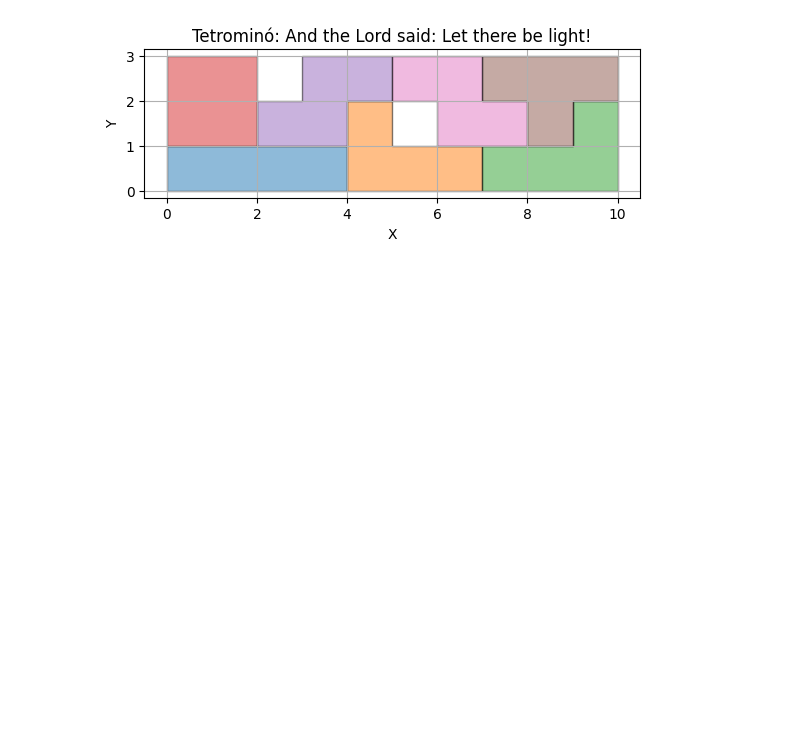
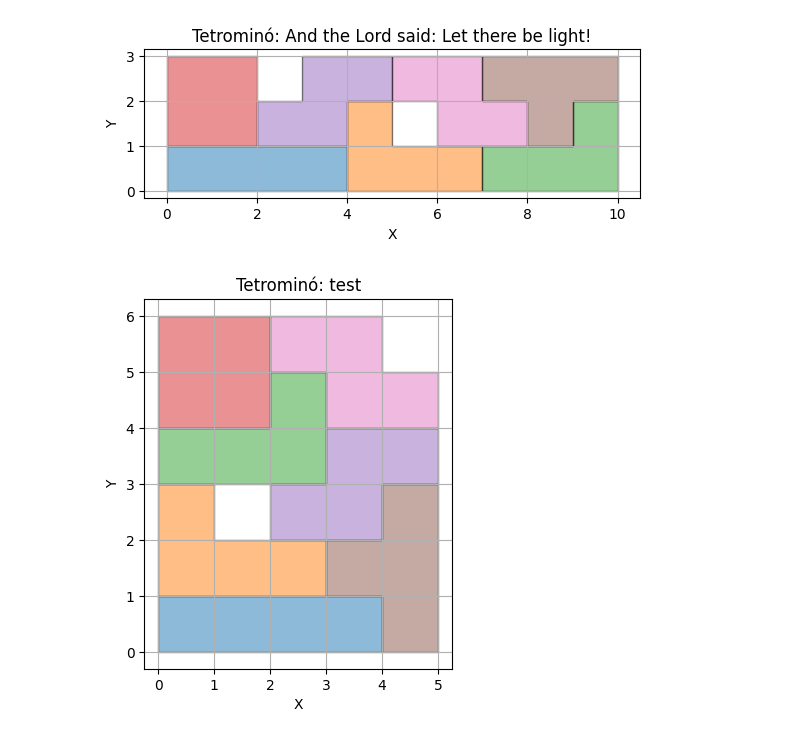
Before and after one commit to pmags/project_tadb_fcup_20242025, a Jupyter notebook: examples/notebooks/dev.ipynb, the cells around one changed output. Drawn from its saved outputs; the diff is of its cells as text; code cells hidden in the pictures; blank space fills up the shorter version.

```diff
--- a/examples/notebooks/dev.ipynb
+++ b/examples/notebooks/dev.ipynb
@@ -316,3 +314,38 @@ print(all_polygons)
 plot_geometry( MultiPolygon(all_polygons), title="And the Lord said: Let there be light!")
 # %% [output]
 [figure]
+# %%
+import psycopg2
+import matplotlib.pyplot as plt
+from shapely.wkt import loads as wkt_loads
+import matplotlib.patches as patches
+
+
+conn = psycopg2.connect(
+            dbname="postgres",
+            user="postgres",
+            password="postgres",
+            host="db",
+            connect_timeout=10  # Connection timeout in seconds
+        )
+
+cur = conn.cursor()
+
+query = """
+        SELECT
+            solutions.solution_id,
+            solutions.puzzle_id,
+            solutions.tetromino_id,
+            ST_AsText(solutions.geom) AS geom
+        FROM solutions
+        WHERE solution_id = 1 AND puzzle_id = 1;
+        """
+
+
+cur.execute(query)
+solutions = cur.fetchall()
+
+
+plot_geometry( geom=wkt_loads(solutions[0][3]),title="test")
+# %% [output]
+[figure, added]
```
Also changed, not shown: parts of 4 cells of this notebook, 8 other files.
